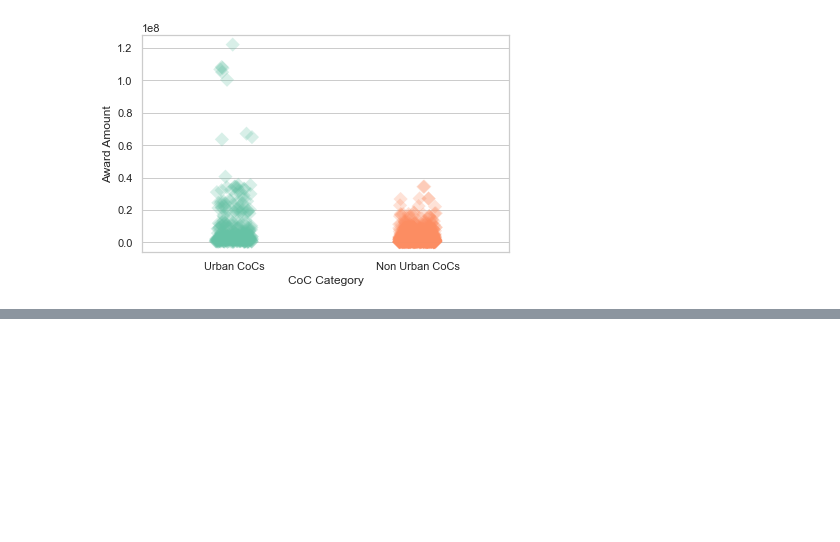
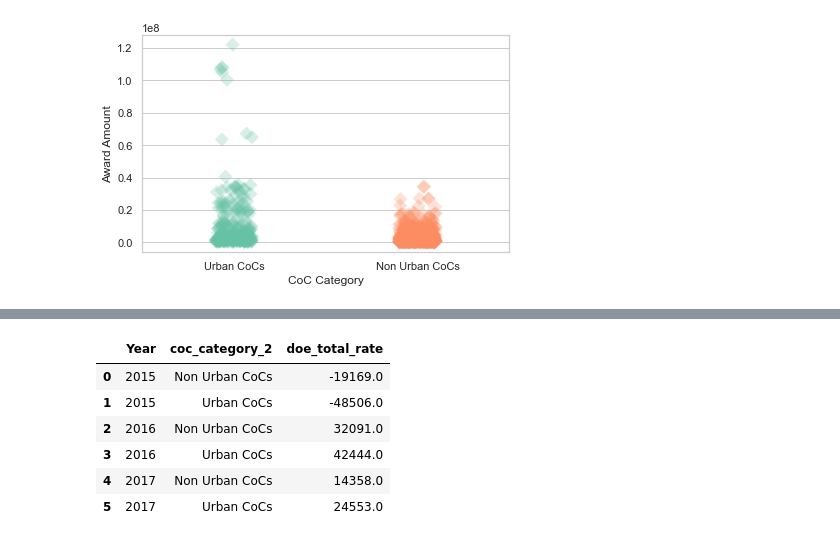
Before and after one commit to daniels241/UCLAx-Data-Science-Project, a Jupyter notebook: Notebooks/Graphs!.ipynb, the cells around one changed output, grey strips where cells are left out. Saved outputs shown, nothing was run; the diff lists cells and outputs as text; code cells hidden in the pictures; blank space fills up the shorter version.

```diff
--- a/Notebooks/Graphs!.ipynb
+++ b/Notebooks/Graphs!.ipynb
@@ -314,0 +324,10 @@ fig.savefig(r"C:\Users\danny\Documents\Projects\Homelessness\website\src\assets\
+# %%
+cat_graph_data.groupby(['Year', 'coc_category_2'])['doe_total_rate'].sum().reset_index()
+# %% [output]
+|  | Year | coc_category_2 | doe_total_rate |
+| 0 | 2015 | Non Urban CoCs | -19169.0 |
+| 1 | 2015 | Urban CoCs | -48506.0 |
+| 2 | 2016 | Non Urban CoCs | 32091.0 |
+| 3 | 2016 | Urban CoCs | 42444.0 |
+| 4 | 2017 | Non Urban CoCs | 14358.0 |
+| 5 | 2017 | Urban CoCs | 24553.0 |
```
Also changed, not shown: parts of 8 cells of this notebook, 2 other files.
